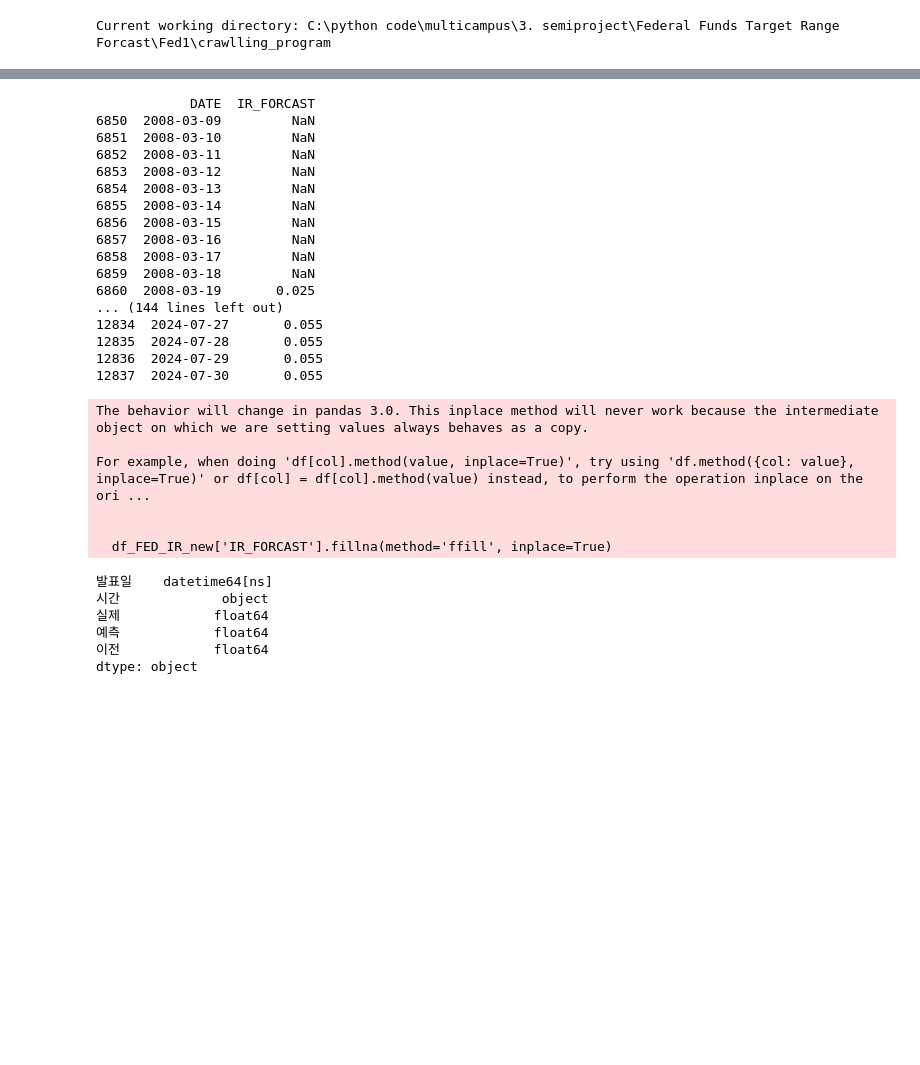
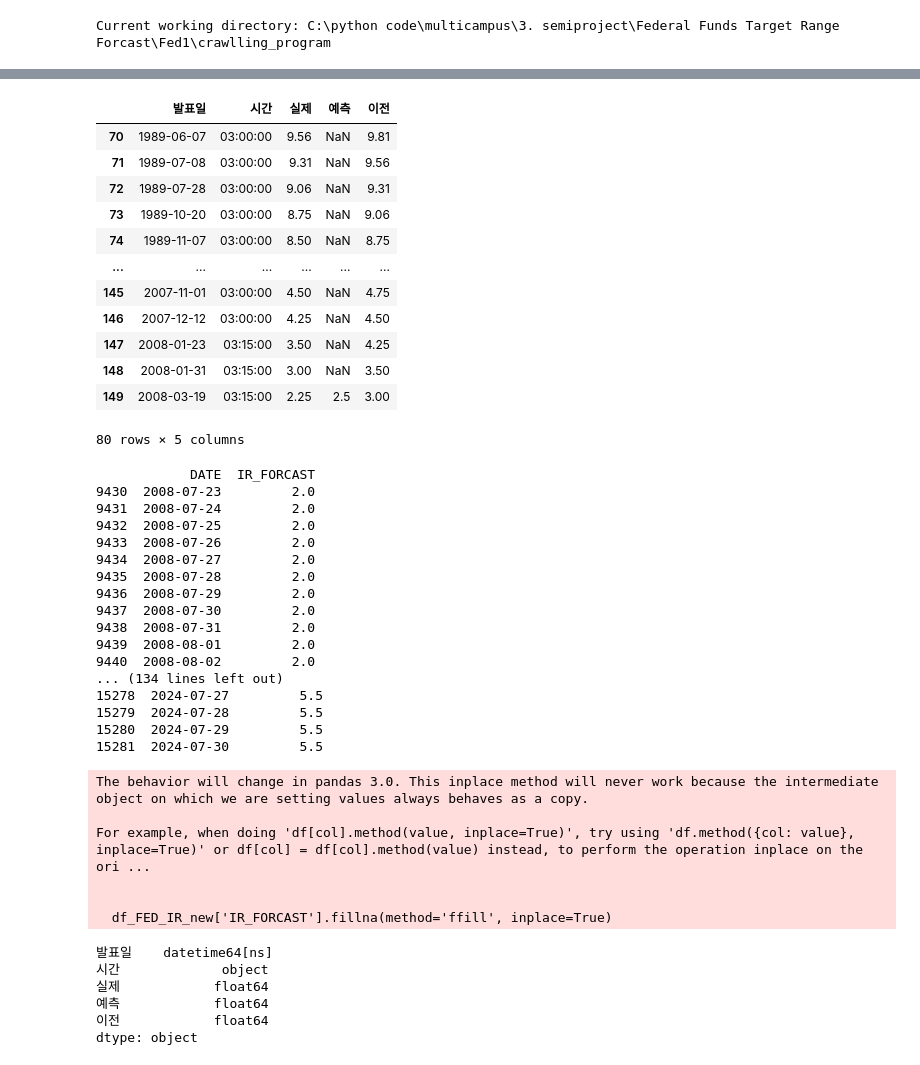
Before and after one commit to AB25122-sudo/MLP_Finance_Fed, a Jupyter notebook: Fed1/crawlling_program/crawling_interest_rate.ipynb, the cells around one changed output, grey strips where cells are left out. Cells and saved outputs as stored; diff of their text form; code cells hidden in the pictures; blank space fills up the shorter version.

```diff
--- a/Fed1/crawlling_program/crawling_interest_rate.ipynb
+++ b/Fed1/crawlling_program/crawling_interest_rate.ipynb
@@ -110,11 +110,43 @@ df_FED_IR.head()
+# %%
+
+file_path = './../../Fed1_dataset/original_data/연준(Fed) 금리 결정.xlsx'
+
+# FED_ir의 의미 : FED interest rate
+df_FED_IR = pd.read_excel(file_path, engine='openpyxl')
+
+percent_columns = ['실제', '예측', '이전']
+for col in percent_columns:
+    # 율의 경우 100을 곱한 값을 사용
+    df_FED_IR[col] = df_FED_IR[col].astype('float') * 100
+
+df_FED_IR.iloc[70:150]
+# %% [output]
+|  | 발표일 | 시간 | 실제 | 예측 | 이전 |
+| 70 | 1989-06-07 | 03:00:00 | 9.56 | NaN | 9.81 |
+| 71 | 1989-07-08 | 03:00:00 | 9.31 | NaN | 9.56 |
+| 72 | 1989-07-28 | 03:00:00 | 9.06 | NaN | 9.31 |
+| 73 | 1989-10-20 | 03:00:00 | 8.75 | NaN | 9.06 |
+| 74 | 1989-11-07 | 03:00:00 | 8.50 | NaN | 8.75 |
+| ... | ... | ... | ... | ... | ... |
+| 145 | 2007-11-01 | 03:00:00 | 4.50 | NaN | 4.75 |
+| 146 | 2007-12-12 | 03:00:00 | 4.25 | NaN | 4.50 |
+| 147 | 2008-01-23 | 03:15:00 | 3.50 | NaN | 4.25 |
+| 148 | 2008-01-31 | 03:15:00 | 3.00 | NaN | 3.50 |
+| 149 | 2008-03-19 | 03:15:00 | 2.25 | 2.5 | 3.00 |
+80 rows × 5 columns
 # %%
 # CSV 파일 읽기
 file_path = './../../Fed1_dataset/original_data/연준(Fed) 금리 결정.xlsx'
 df_FED_IR = pd.read_excel(file_path, engine='openpyxl')
 df_FED_IR.head()
 
+percent_columns = ['실제', '예측', '이전']
+for col in percent_columns:
+    # 율의 경우 100을 곱한 값을 사용
+    df_FED_IR[col] = df_FED_IR[col].astype('float') * 100
+
 # 전체 날짜 범위 생생 : end2까지 생성
-new_dates = pd.date_range(start='1989-06-07', end=end2, freq='D')
+new_dates = pd.date_range(start='1982-09-28', end=end2, freq='D')
 
 # 문자열 형식으로 변환
 new_dates_str = new_dates.strftime('%Y-%m-%d')
@@ -135,29 +167,29 @@ for i in range(len(df_FED_IR_new)):
 df_FED_IR_new['IR_FORCAST'].fillna(method='ffill', inplace=True)
 
 # 결과 출력
-print(df_FED_IR_new.iloc[6850:6900])  # 예시 구간 출력
-print(df_FED_IR_new.iloc[7050:7100])  # 예시 구간 출력
+print(df_FED_IR_new.iloc[9430:9470])  # 예시 구간 출력(20080806 전후 2%)
+print(df_FED_IR_new.iloc[9480:9520])  # 예시 구간 출력(20081008 전후 2%)
 print(len(df_FED_IR_new))
-print(df_FED_IR_new.iloc[12750:12800])  # 예시 구간 출력
+print(df_FED_IR_new.iloc[13670:13730])  # 예시 구간 출력(20200304,20200306 전후 1.75%,20200430 2%)
 print(df_FED_IR_new.tail())
 # %% [output]
             DATE  IR_FORCAST
-6850  2008-03-09         NaN
-6851  2008-03-10         NaN
-6852  2008-03-11         NaN
-6853  2008-03-12         NaN
-6854  2008-03-13         NaN
-6855  2008-03-14         NaN
-6856  2008-03-15         NaN
-6857  2008-03-16         NaN
-6858  2008-03-17         NaN
-6859  2008-03-18         NaN
-6860  2008-03-19       0.025
-... (144 lines left out)
-12834  2024-07-27       0.055
-12835  2024-07-28       0.055
-12836  2024-07-29       0.055
-12837  2024-07-30       0.055
+9430  2008-07-23         2.0
+9431  2008-07-24         2.0
+9432  2008-07-25         2.0
+9433  2008-07-26         2.0
+9434  2008-07-27         2.0
+9435  2008-07-28         2.0
+9436  2008-07-29         2.0
+9437  2008-07-30         2.0
+9438  2008-07-31         2.0
+9439  2008-08-01         2.0
+9440  2008-08-02         2.0
+... (134 lines left out)
+15278  2024-07-27         5.5
+15279  2024-07-28         5.5
+15280  2024-07-29         5.5
+15281  2024-07-30         5.5
 The behavior will change in pandas 3.0. This inplace method will never work because the intermediate object on which we are setting values always behaves as a copy.
 
 For example, when doing 'df[col].method(value, inplace=True)', try using 'df.method({col: value}, inplace=True)' or df[col] = df[col].method(value) instead, to perform the operation inplace on the ori ...
```
Also changed, not shown: parts of 4 cells of this notebook, 2 other files.
